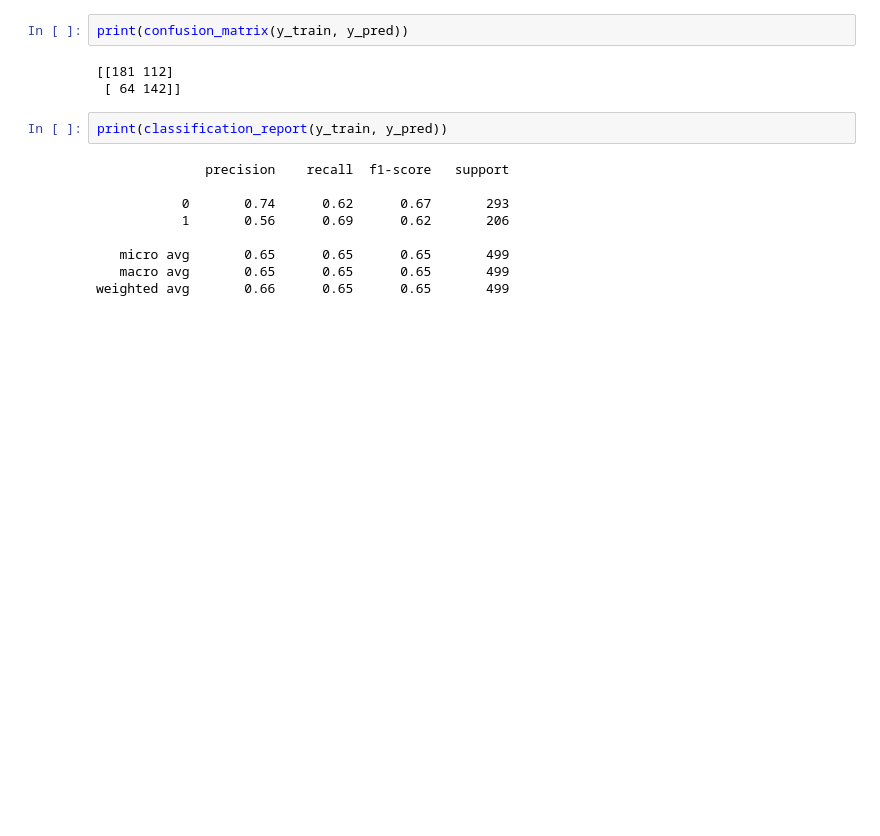
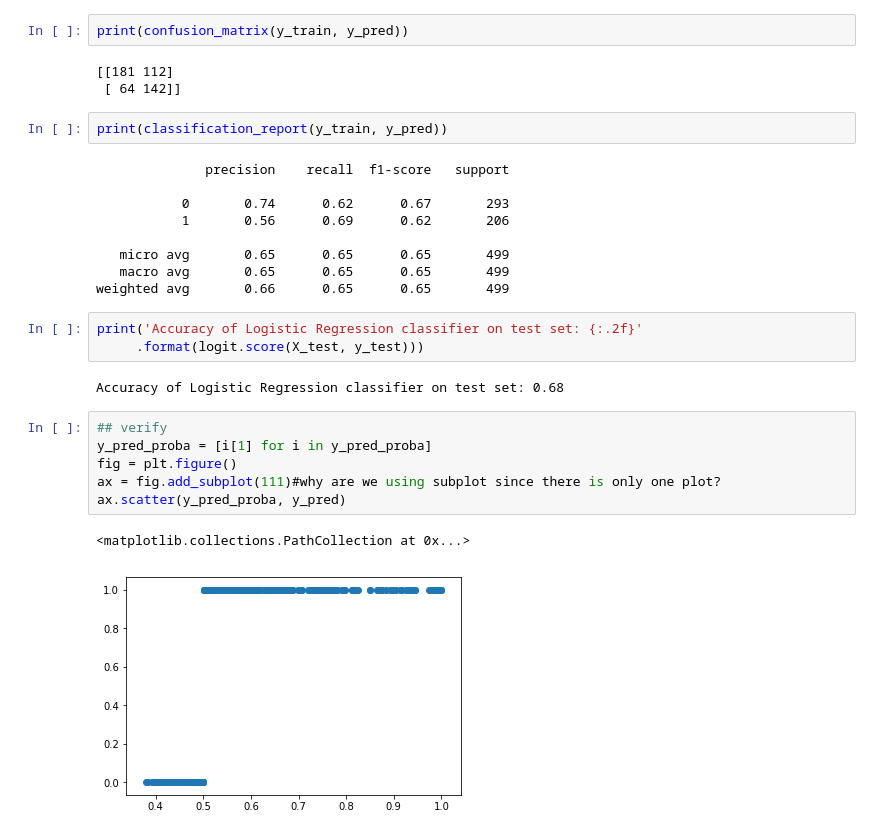
Before and after one commit to daver787/codeup_exercises, a Jupyter notebook: Classification Modeling Exercises.ipynb, the cells around one changed output. Cells and saved outputs as stored; diff of their text form; blank space fills up the shorter version.

```diff
--- a/Classification Modeling Exercises.ipynb
+++ b/Classification Modeling Exercises.ipynb
@@ -86,3 +86,17 @@ print(classification_report(y_train, y_pred))
    micro avg       0.65      0.65      0.65       499
    macro avg       0.65      0.65      0.65       499
 weighted avg       0.66      0.65      0.65       499
+# %%
+print('Accuracy of Logistic Regression classifier on test set: {:.2f}'
+     .format(logit.score(X_test, y_test)))
+# %% [output]
+Accuracy of Logistic Regression classifier on test set: 0.68
+# %%
+## verify
+y_pred_proba = [i[1] for i in y_pred_proba]
+fig = plt.figure()
+ax = fig.add_subplot(111)#why are we using subplot since there is only one plot?
+ax.scatter(y_pred_proba, y_pred)
+# %% [output]
+<matplotlib.collections.PathCollection at 0x...>
+[figure, added]
```
Also changed, not shown: parts of 70 cells of this notebook, 5 other files.
